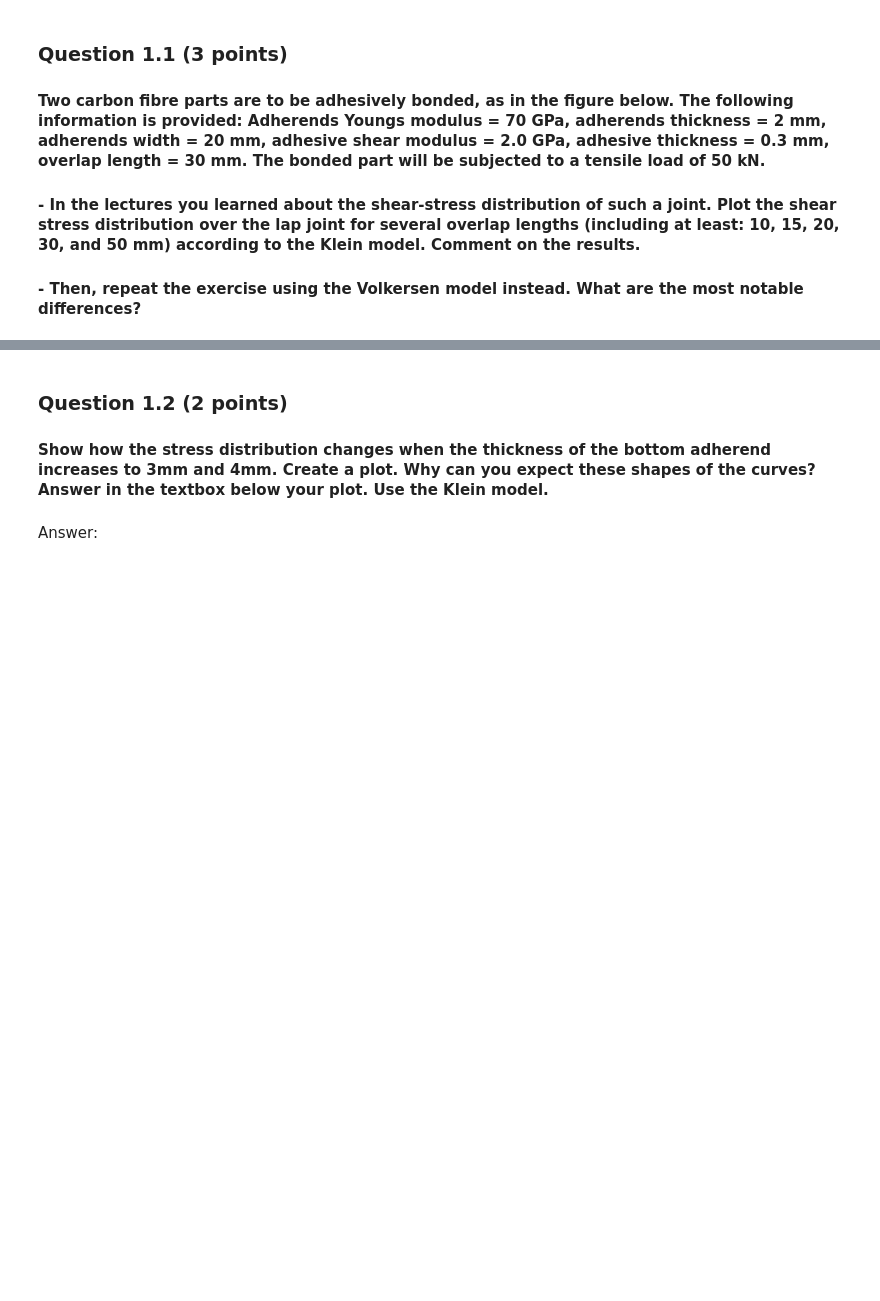
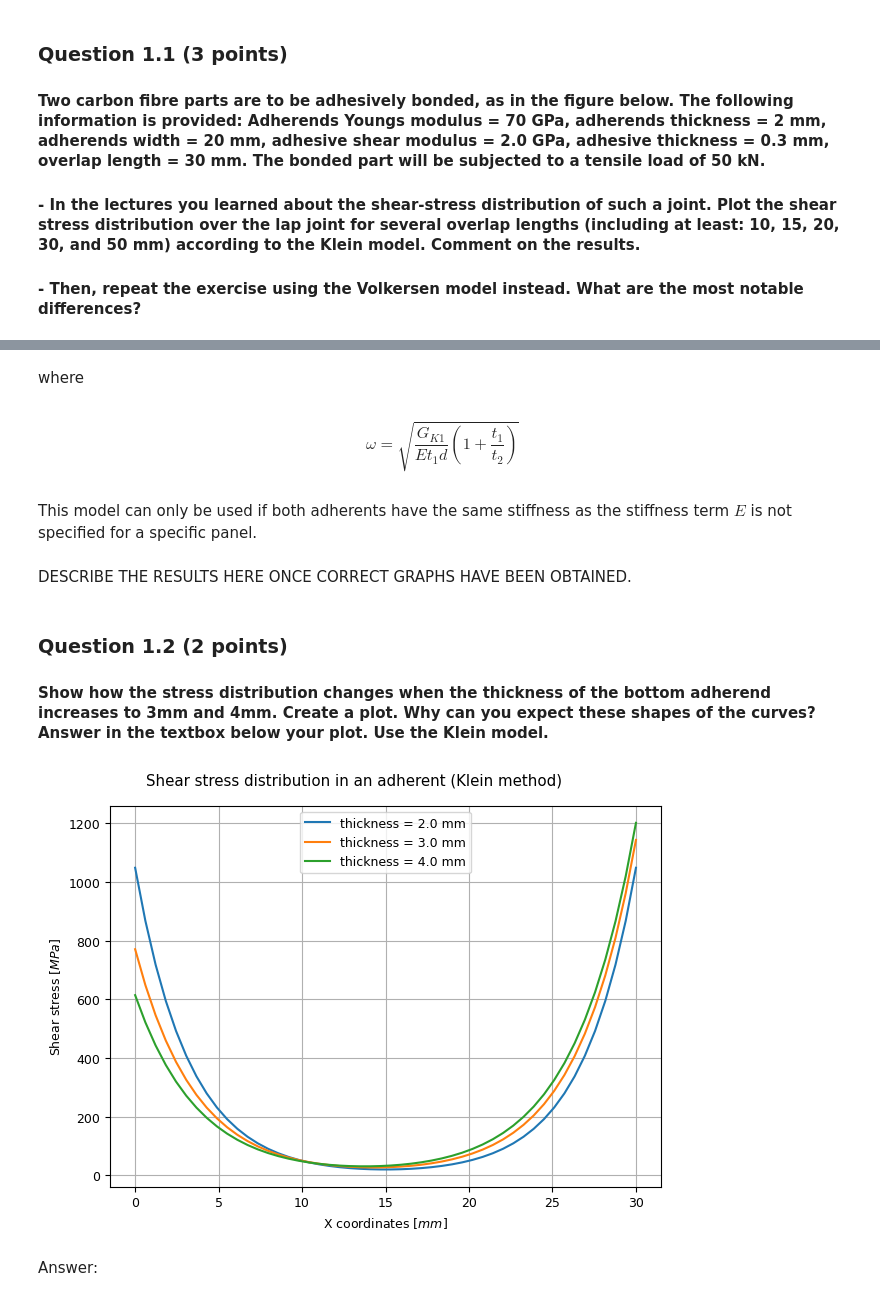
Before and after one commit to alberts2000/PCM, a Jupyter notebook: Notebook Joining Methods.ipynb, the cells around one changed output, grey strips where cells are left out. Cells and saved outputs as stored; diff of their text form; code cells hidden in the pictures; blank space fills up the shorter version.

```diff
--- a/Notebook Joining Methods.ipynb
+++ b/Notebook Joining Methods.ipynb
@@ -89,7 +126,39 @@ Comments:
+# %% [markdown]
+where
+# %% [markdown]
+\begin{equation}
+\omega=\sqrt{\frac{G_{K1}}{E t_1 d}\left(1+\frac{t_1}{t_2}\right)}
+\end{equation}
+# %% [markdown]
+This model can only be used if both adherents have the same stiffness as the stiffness term $E$ is not specified for a specific panel.
+# %% [markdown]
+DESCRIBE THE RESULTS HERE ONCE CORRECT GRAPHS HAVE BEEN OBTAINED.
 # %% [markdown]
 ### Question 1.2 (2 points)
 
 #### Show how the stress distribution changes when the thickness of the bottom adherend increases to 3mm and 4mm. Create a plot. Why can you expect these shapes of the curves? Answer in the textbox below your plot. Use the Klein model.
+# %%
+fig, axs = plt.subplots(1)
+fig.suptitle("Shear stress distribution in an adherent (Klein method)")
+
+thickness_list = np.array([2, 3, 4]) * 1e-3
+
+for idx, t in enumerate(thickness_list):
+    Mat1 = Material(t1=2e-3, t2=t, b=20e-3, E1=70e9, E2=70e9, G_kl=2e9, d=0.3e-3, lu=30e-3)
+
+    xs, taux_klein = klein_model(N, Mat1, F)
+
+    axs.plot(xs * 1e3, taux_klein / 1e6, label=f"thickness = {t * 1e3} mm")
+
+axs.set_xlabel(r"X coordinates $[mm]$")
+axs.set_ylabel(r"Shear stress $[MPa]$")
+axs.legend()
+axs.grid()
+
+fig.tight_layout()
+plt.show()
+# %% [output]
+[figure, added]
 # %% [markdown]
 Answer:
 # %% [markdown]
```
Also changed, not shown: parts of 14 cells of this notebook.
